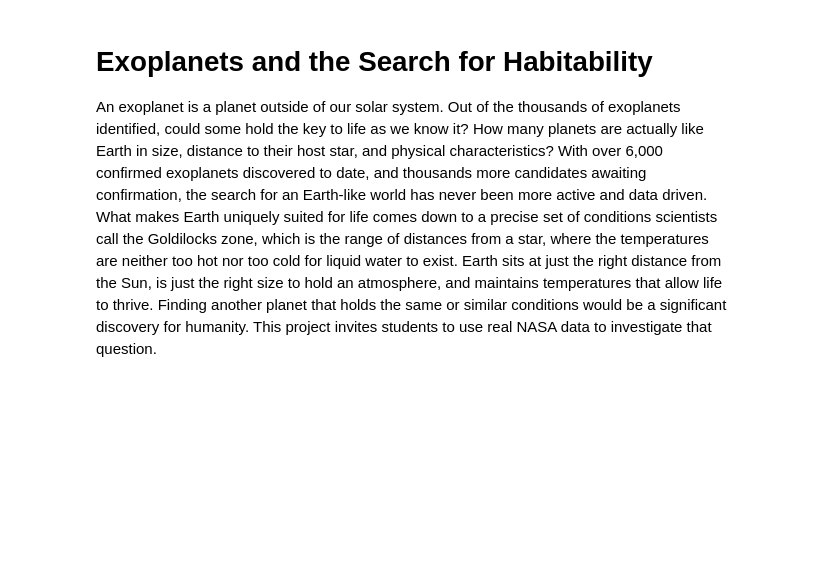
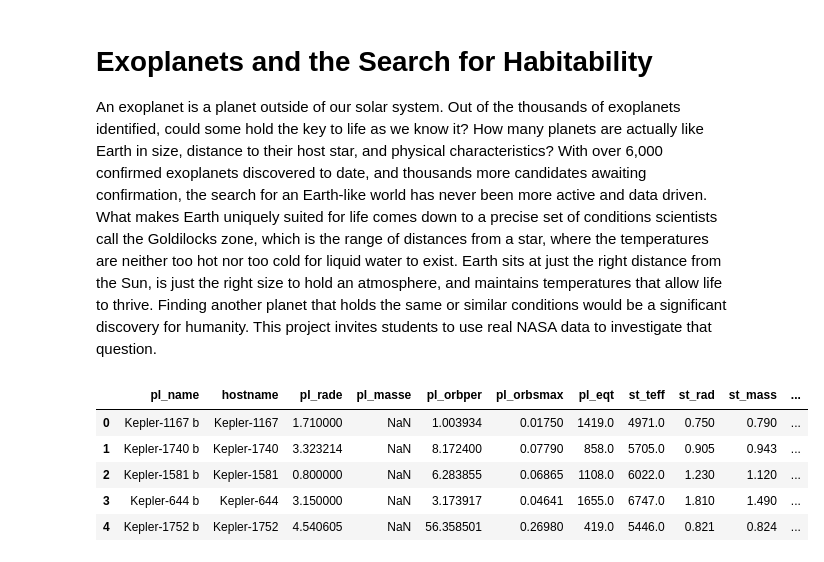
Before and after one commit to k-loaeza/dsrp, a Jupyter notebook: projectkloaeza.ipynb, the cells around one changed output. Saved outputs shown, nothing was run; the diff lists cells and outputs as text; code cells hidden in the pictures; blank space fills up the shorter version.

```diff
--- a/projectkloaeza.ipynb
+++ b/projectkloaeza.ipynb
@@ -28,3 +29,15 @@ Requirement already satisfied: six>=1.5 in /usr/local/lib/python3.12/dist-packag
 # Exoplanets and the Search for Habitability
 
 An exoplanet is a planet outside of our solar system. Out of the thousands of exoplanets identified, could some hold the key to life as we know it? How many planets are actually like Earth in size, distance to their host star, and physical characteristics? With over 6,000 confirmed exoplanets discovered to date, and thousands more candidates awaiting confirmation, the search for an Earth-like world has never been more active and data driven. What makes Earth uniquely suited for life comes down to a precise set of conditions scientists call the Goldilocks zone, which is the range of distances from a star, where the temperatures are neither too hot nor too cold for liquid water to exist. Earth sits at just the right distance from the Sun, is just the right size to hold an atmosphere, and maintains temperatures that allow life to thrive. Finding another planet that holds the same or similar conditions would be a significant discovery for humanity. This project invites students to use real NASA data to investigate that question.
+# %%
+url = 'https://raw.githubusercontent.com/frontiertechinstitute/datasets/refs/heads/main/NASA%20Exoplanet%20Data/nasa_exoplanets.csv'
+
+data = pd.read_csv(url)
+data.head()
+# %% [output]
+|  | pl_name | hostname | pl_rade | pl_masse | pl_orbper | pl_orbsmax | pl_eqt | st_teff | st_rad | st_mass | ... |
+| 0 | Kepler-1167 b | Kepler-1167 | 1.710000 | NaN | 1.003934 | 0.01750 | 1419.0 | 4971.0 | 0.750 | 0.790 | ... |
+| 1 | Kepler-1740 b | Kepler-1740 | 3.323214 | NaN | 8.172400 | 0.07790 | 858.0 | 5705.0 | 0.905 | 0.943 | ... |
+| 2 | Kepler-1581 b | Kepler-1581 | 0.800000 | NaN | 6.283855 | 0.06865 | 1108.0 | 6022.0 | 1.230 | 1.120 | ... |
+| 3 | Kepler-644 b | Kepler-644 | 3.150000 | NaN | 3.173917 | 0.04641 | 1655.0 | 6747.0 | 1.810 | 1.490 | ... |
+| 4 | Kepler-1752 b | Kepler-1752 | 4.540605 | NaN | 56.358501 | 0.26980 | 419.0 | 5446.0 | 0.821 | 0.824 | ... |
```
Also changed, not shown: parts of 6 cells of this notebook.
